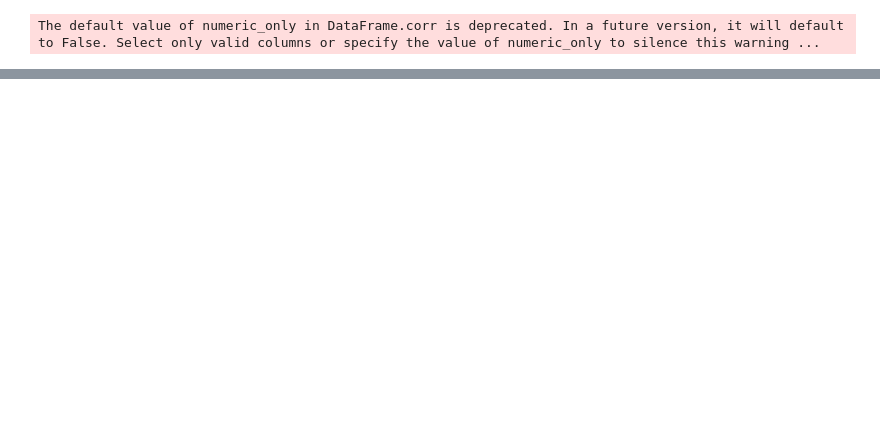
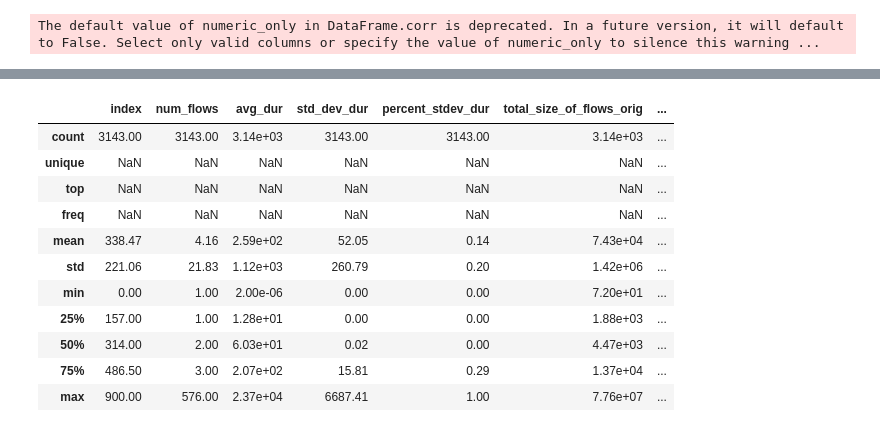
Before and after one commit to stratosphereips/ml-detectors-ctu-50, a Jupyter notebook: ctu-50-deteciton1.ipynb, the cells around one changed output, grey strips where cells are left out. Cells and saved outputs as stored; diff of their text form; code cells hidden in the pictures; blank space fills up the shorter version.

```diff
--- a/ctu-50-deteciton1.ipynb
+++ b/ctu-50-deteciton1.ipynb
@@ -180,0 +315,15 @@ The default value of numeric_only in DataFrame.corr is deprecated. In a future v
+# %%
+df_2.describe(include='all')
+# %% [output]
+|  | index | num_flows | avg_dur | std_dev_dur | percent_stdev_dur | total_size_of_flows_orig | ... |
+| count | 3143.00 | 3143.00 | 3.14e+03 | 3143.00 | 3143.00 | 3.14e+03 | ... |
+| unique | NaN | NaN | NaN | NaN | NaN | NaN | ... |
+| top | NaN | NaN | NaN | NaN | NaN | NaN | ... |
+| freq | NaN | NaN | NaN | NaN | NaN | NaN | ... |
+| mean | 338.47 | 4.16 | 2.59e+02 | 52.05 | 0.14 | 7.43e+04 | ... |
+| std | 221.06 | 21.83 | 1.12e+03 | 260.79 | 0.20 | 1.42e+06 | ... |
+| min | 0.00 | 1.00 | 2.00e-06 | 0.00 | 0.00 | 7.20e+01 | ... |
+| 25% | 157.00 | 1.00 | 1.28e+01 | 0.00 | 0.00 | 1.88e+03 | ... |
+| 50% | 314.00 | 2.00 | 6.03e+01 | 0.02 | 0.00 | 4.47e+03 | ... |
+| 75% | 486.50 | 3.00 | 2.07e+02 | 15.81 | 0.29 | 1.37e+04 | ... |
+| max | 900.00 | 576.00 | 2.37e+04 | 6687.41 | 1.00 | 7.76e+07 | ... |
```
Also changed, not shown: parts of 36 cells of this notebook.
